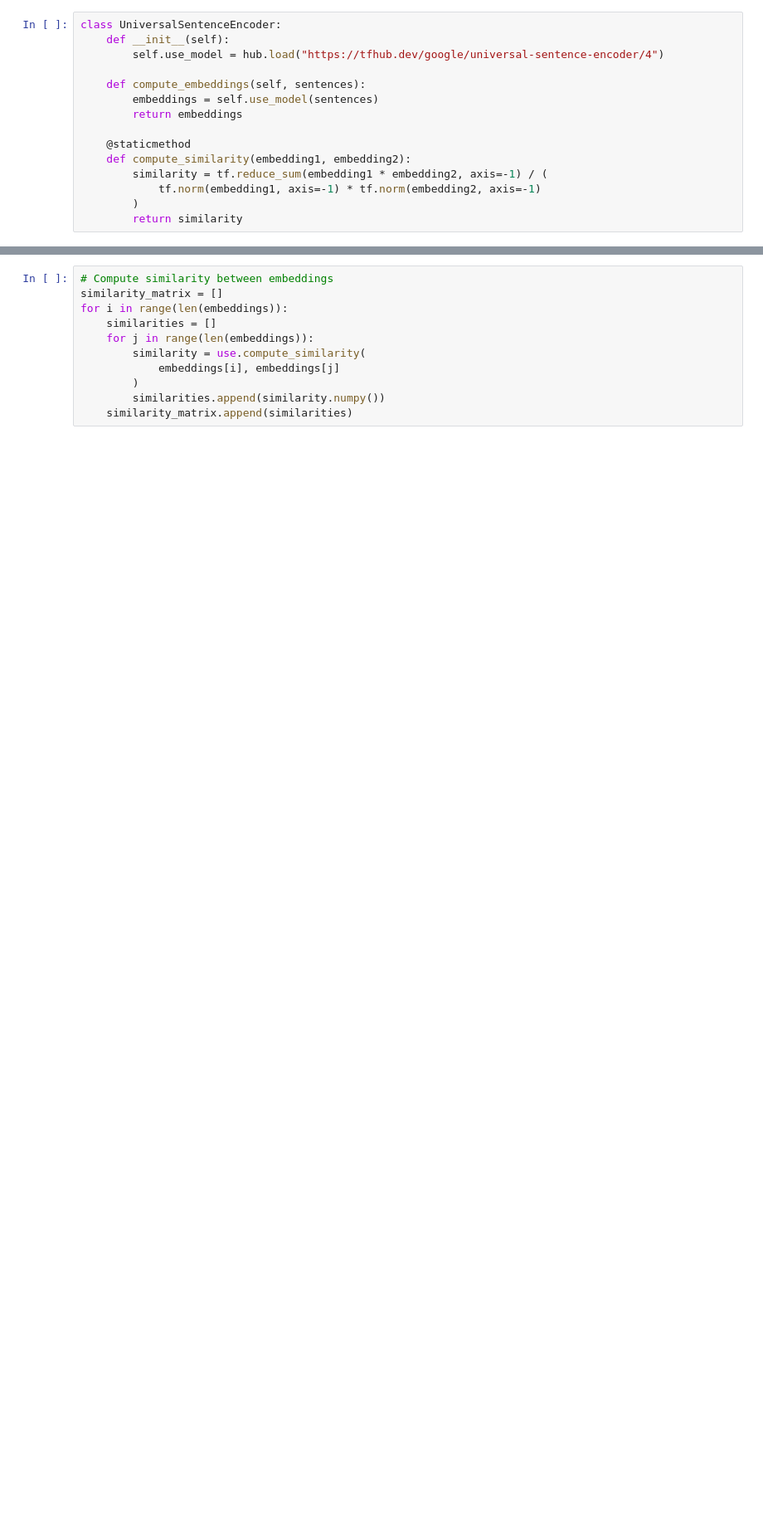
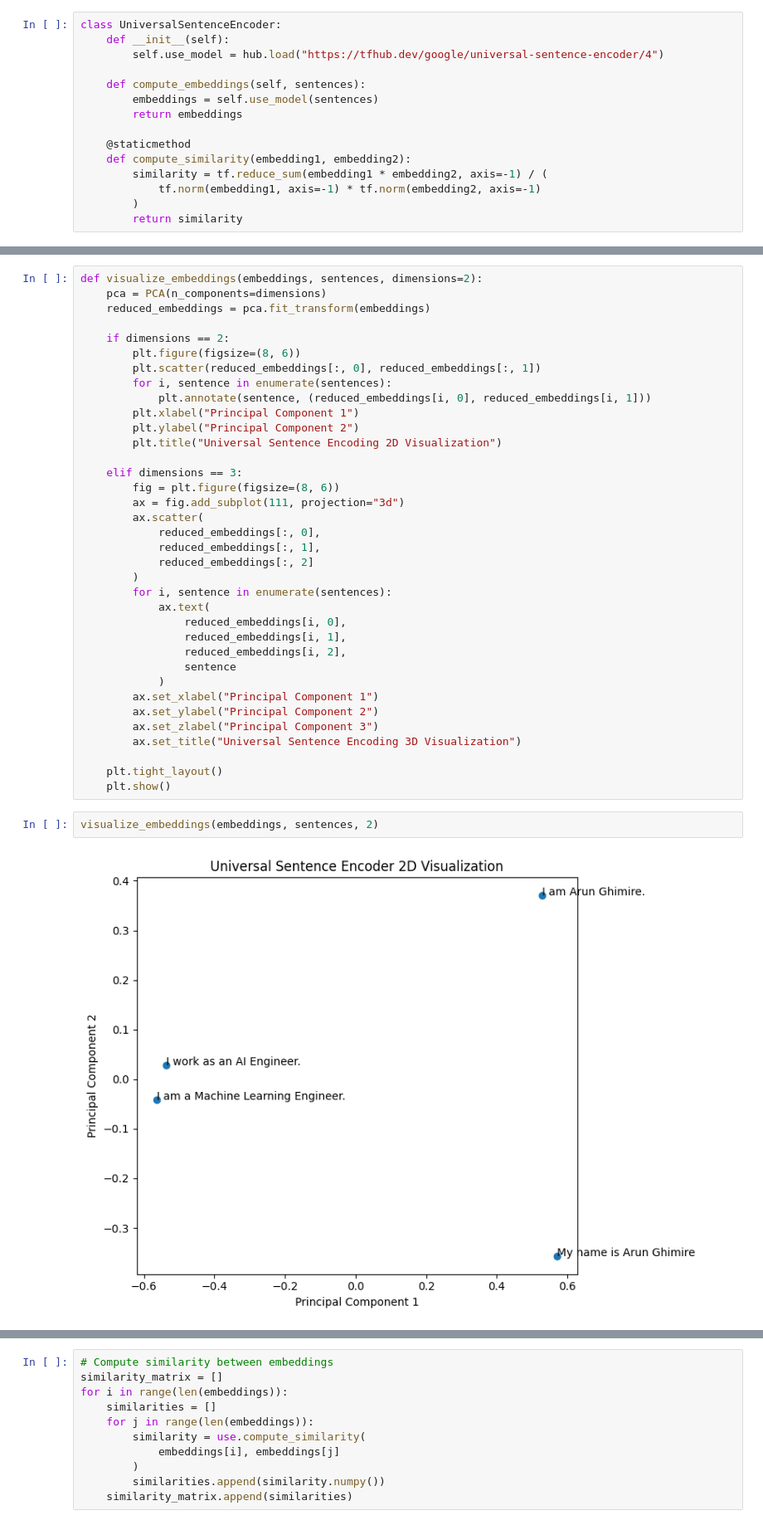
Before and after one commit to ghimiresunil/LLM-PowerHouse-A-Curated-Guide-for-Large-Language-Models-with-Custom-Training-and-Inferencing, a Jupyter notebook: Articles/NLP/NLP Embeddings/notebooks/USE.ipynb, the cells around one changed output, grey strips where cells are left out. Shown: that part at 83% size. Cells and saved outputs as stored; diff of their text form; blank space fills up the shorter version.

Commit message:
Update: Embedding Visualization Graph Added for USE

```diff
--- a/Articles/NLP/NLP Embeddings/notebooks/USE.ipynb
+++ b/Articles/NLP/NLP Embeddings/notebooks/USE.ipynb
@@ -32,0 +40,40 @@ embeddings = use.compute_embeddings(sentences)
+# %%
+def visualize_embeddings(embeddings, sentences, dimensions=2):
+    pca = PCA(n_components=dimensions)
+    reduced_embeddings = pca.fit_transform(embeddings)
+
+    if dimensions == 2:
+        plt.figure(figsize=(8, 6))
+        plt.scatter(reduced_embeddings[:, 0], reduced_embeddings[:, 1])
+        for i, sentence in enumerate(sentences):
+            plt.annotate(sentence, (reduced_embeddings[i, 0], reduced_embeddings[i, 1]))
+        plt.xlabel("Principal Component 1")
+        plt.ylabel("Principal Component 2")
+        plt.title("Universal Sentence Encoding 2D Visualization")
+
+    elif dimensions == 3:
+        fig = plt.figure(figsize=(8, 6))
+        ax = fig.add_subplot(111, projection="3d")
+        ax.scatter(
+            reduced_embeddings[:, 0],
+            reduced_embeddings[:, 1],
+            reduced_embeddings[:, 2]
+        )
+        for i, sentence in enumerate(sentences):
+            ax.text(
+                reduced_embeddings[i, 0],
+                reduced_embeddings[i, 1],
+                reduced_embeddings[i, 2],
+                sentence
+            )
+        ax.set_xlabel("Principal Component 1")
+        ax.set_ylabel("Principal Component 2")
+        ax.set_zlabel("Principal Component 3")
+        ax.set_title("Universal Sentence Encoding 3D Visualization")
+
+    plt.tight_layout()
+    plt.show()
+# %%
+visualize_embeddings(embeddings, sentences, 2)
+# %% [output]
+[figure, added]
```
Also changed, not shown: parts of 6 cells of this notebook.
